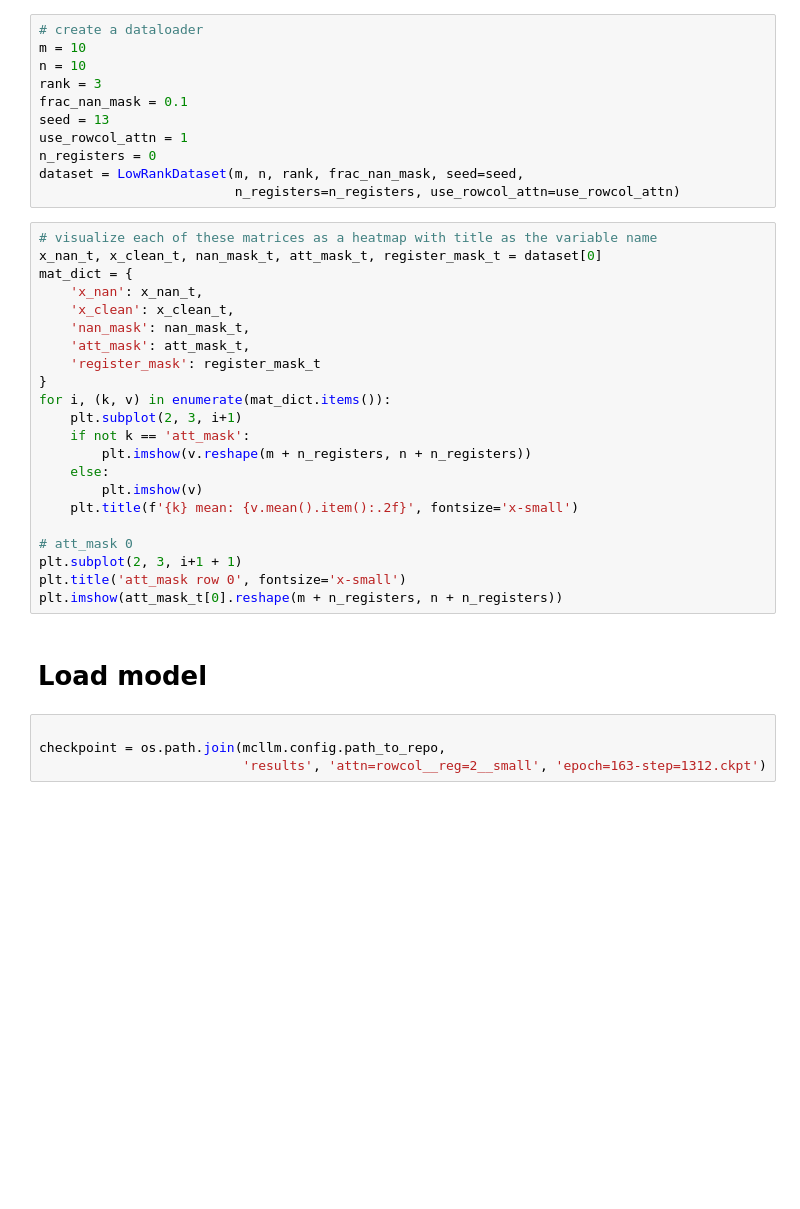
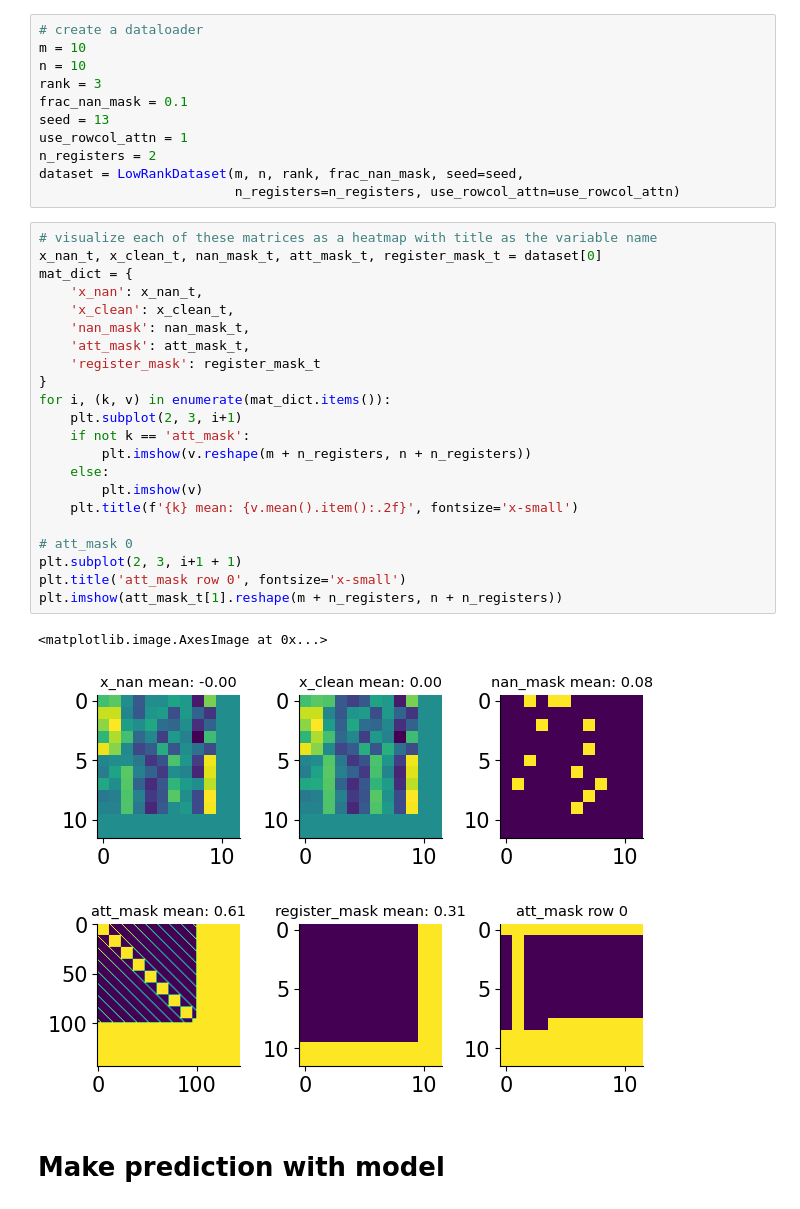
Before and after one commit to csinva/matrix-completion-llm, a Jupyter notebook: notebooks/00_example_eda.ipynb, the cells around one changed output. Drawn from its saved outputs; the diff is of its cells as text; blank space fills up the shorter version.

Commit message:
add simple small checkpoint and notebook

```diff
--- a/notebooks/00_example_eda.ipynb
+++ b/notebooks/00_example_eda.ipynb
@@ -25,35 +29,34 @@ rank = 3
 frac_nan_mask = 0.1
 seed = 13
 use_rowcol_attn = 1
-n_registers = 0
+n_registers = 2
 dataset = LowRankDataset(m, n, rank, frac_nan_mask, seed=seed,
                          n_registers=n_registers, use_rowcol_attn=use_rowcol_attn)
 # %%
 # visualize each of these matrices as a heatmap with title as the variable name
 x_nan_t, x_clean_t, nan_mask_t, att_mask_t, register_mask_t = dataset[0]
 mat_dict = {
     'x_nan': x_nan_t,
     'x_clean': x_clean_t,
     'nan_mask': nan_mask_t,
     'att_mask': att_mask_t,
     'register_mask': register_mask_t
 }
 for i, (k, v) in enumerate(mat_dict.items()):
     plt.subplot(2, 3, i+1)
     if not k == 'att_mask':
         plt.imshow(v.reshape(m + n_registers, n + n_registers))
     else:
         plt.imshow(v)
     plt.title(f'{k} mean: {v.mean().item():.2f}', fontsize='x-small')
 
 # att_mask 0
 plt.subplot(2, 3, i+1 + 1)
 plt.title('att_mask row 0', fontsize='x-small')
-plt.imshow(att_mask_t[0].reshape(m + n_registers, n + n_registers))
+plt.imshow(att_mask_t[1].reshape(m + n_registers, n + n_registers))
+# %% [output]
+<matplotlib.image.AxesImage at 0x...>
+[figure, added]
 # %% [markdown]
-# Load model
+# Make prediction with model
-# %%
-
-checkpoint = os.path.join(mcllm.config.path_to_repo,
-                          'results', 'attn=rowcol__reg=2__small', 'epoch=163-step=1312.ckpt')
 # %%
```
Also changed, not shown: parts of 14 cells of this notebook, 9 other files.
